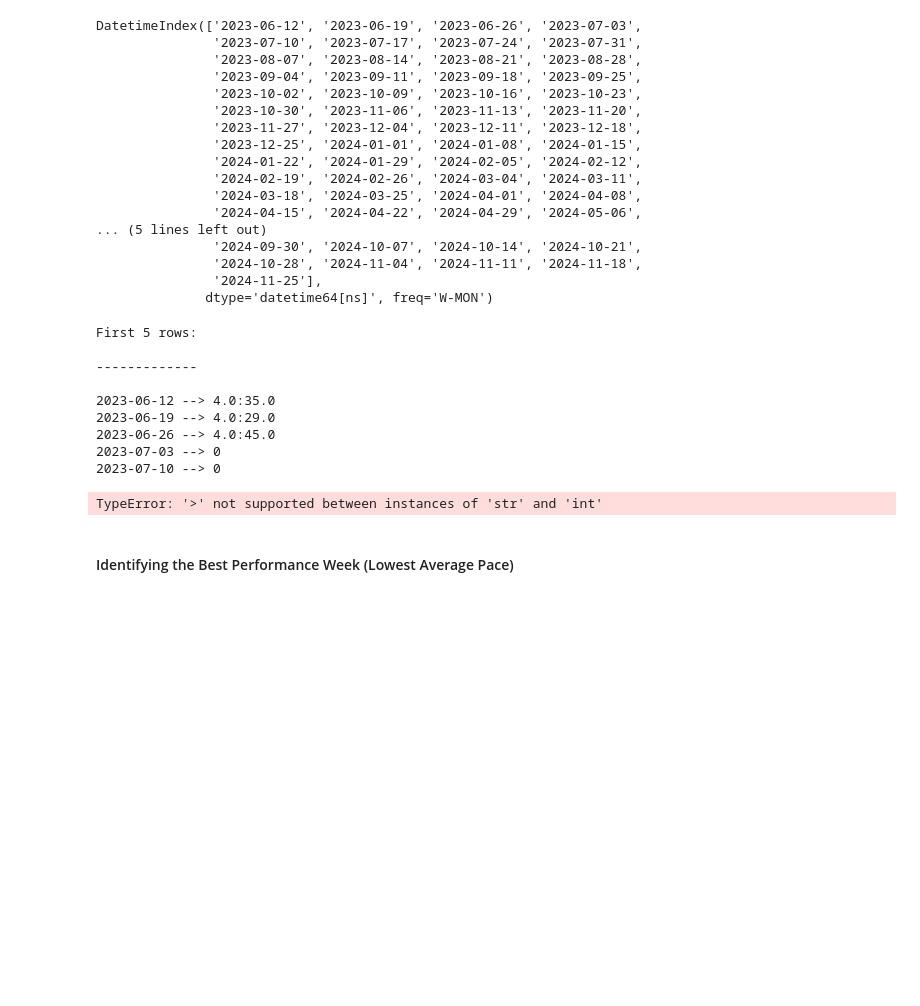
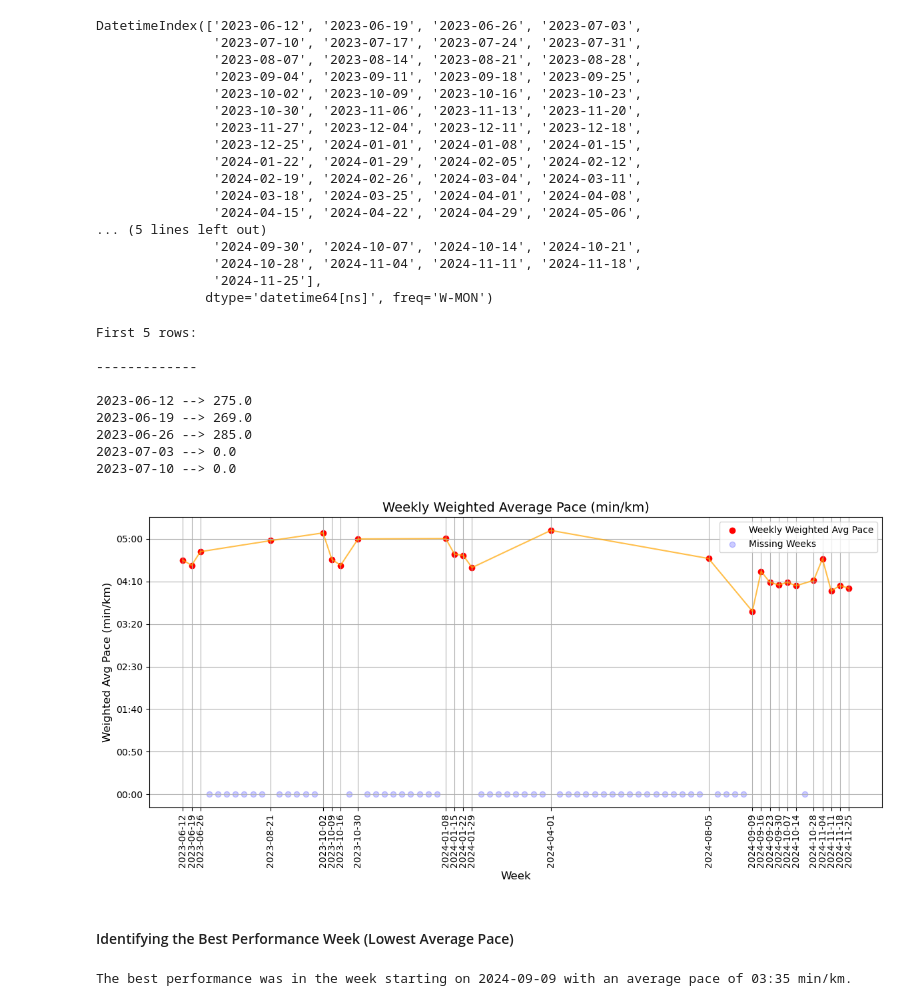
Before and after one commit to valecase4/Runalyze, a Jupyter notebook: notebooks/02_temporal_data_analysis.ipynb, the cells around one changed output. Cells and saved outputs as stored; diff of their text form; code cells hidden in the pictures; blank space fills up the shorter version.

Commit message:
Refined weekly average pace analysis: added min/km formatting and improved visualization.

```diff
--- a/notebooks/02_temporal_data_analysis.ipynb
+++ b/notebooks/02_temporal_data_analysis.ipynb
@@ -351,16 +351,11 @@ $$
 \text{Weighted Avg Pace} = \frac{\sum (\text{Pace} \times \text{Distance})}{\sum (\text{Distance})}
 $$
 # %%
-from utils.data_processing import seconds_to_minutes
-
 weekly_weighted_avg_pace = df.groupby(df['Date'].dt.to_period('W'))
 weekly_weighted_avg_pace = weekly_weighted_avg_pace.apply(
     lambda group: (group['Average Pace (sec/km)'] * group['Distance (km)']).sum() / group['Distance (km)'].sum()
 )
 
-# convert to min/km format
-weekly_weighted_avg_pace = weekly_weighted_avg_pace.apply(seconds_to_minutes)
-
 weekly_weighted_avg_pace
 # %% [output]
 Date
@@ -421,45 +426,57 @@ First 5 rows:
 
 -------------
 
-2023-06-12 --> 4.0:35.0
-2023-06-19 --> 4.0:29.0
-2023-06-26 --> 4.0:45.0
-2023-07-03 --> 0
-2023-07-10 --> 0
+2023-06-12 --> 275.0
+2023-06-19 --> 269.0
+2023-06-26 --> 285.0
+2023-07-03 --> 0.0
+2023-07-10 --> 0.0
 # %%
 import matplotlib.pyplot as plt
+from matplotlib.ticker import FuncFormatter
+from utils.data_processing import seconds_to_minutes
+
+def format_y_ticks(seconds, pos):
+    return seconds_to_minutes(int(seconds))
 
 filtered_data = aligned_data[aligned_data > 0]
 missing_weeks = aligned_data[aligned_data == 0]
 
 plt.figure(figsize=(12,6))
 
 plt.scatter(
     filtered_data.index,
     filtered_data.values,
     color='red',
     label='Weekly Weighted Avg Pace'
 )
 
 plt.plot(filtered_data.index, filtered_data.values, color='orange', alpha=0.7)
 plt.scatter(missing_weeks.index, missing_weeks.values, color='blue', alpha=0.2, label='Missing Weeks')
 
 plt.title('Weekly Weighted Average Pace (min/km)', fontsize=14)
 plt.xlabel('Week', fontsize=12)
 plt.ylabel('Weighted Avg Pace (min/km)', fontsize=12)
 plt.xticks(aligned_data[aligned_data > 0].index, rotation=90)
+plt.gca().yaxis.set_major_formatter(FuncFormatter(format_y_ticks))
 plt.grid(True)
 plt.legend()
 plt.tight_layout()
 
 plt.show()
 # %% [output]
-TypeError: '>' not supported between instances of 'str' and 'int'
+[figure, added]
 # %% [markdown]
 #### Identifying the Best Performance Week (Lowest Average Pace)
 # %%
+from utils.data_processing import seconds_to_minutes
+
 best_week_pace = filtered_data.min()
 
 best_week = filtered_data[filtered_data == best_week_pace].index[0]
 
-print(f"The best performance was in the week starting on {best_week.strftime('%Y-%m-%d')} with an average pace of {best_week_pace:.2f} min/km.")
+best_week_pace = seconds_to_minutes(best_week_pace)
+
+print(f"The best performance was in the week starting on {best_week.strftime('%Y-%m-%d')} with an average pace of {best_week_pace} min/km.")
+# %% [output]
+The best performance was in the week starting on 2024-09-09 with an average pace of 03:35 min/km.
```
Also changed, not shown: parts of 4 cells of this notebook, 1 other file.
